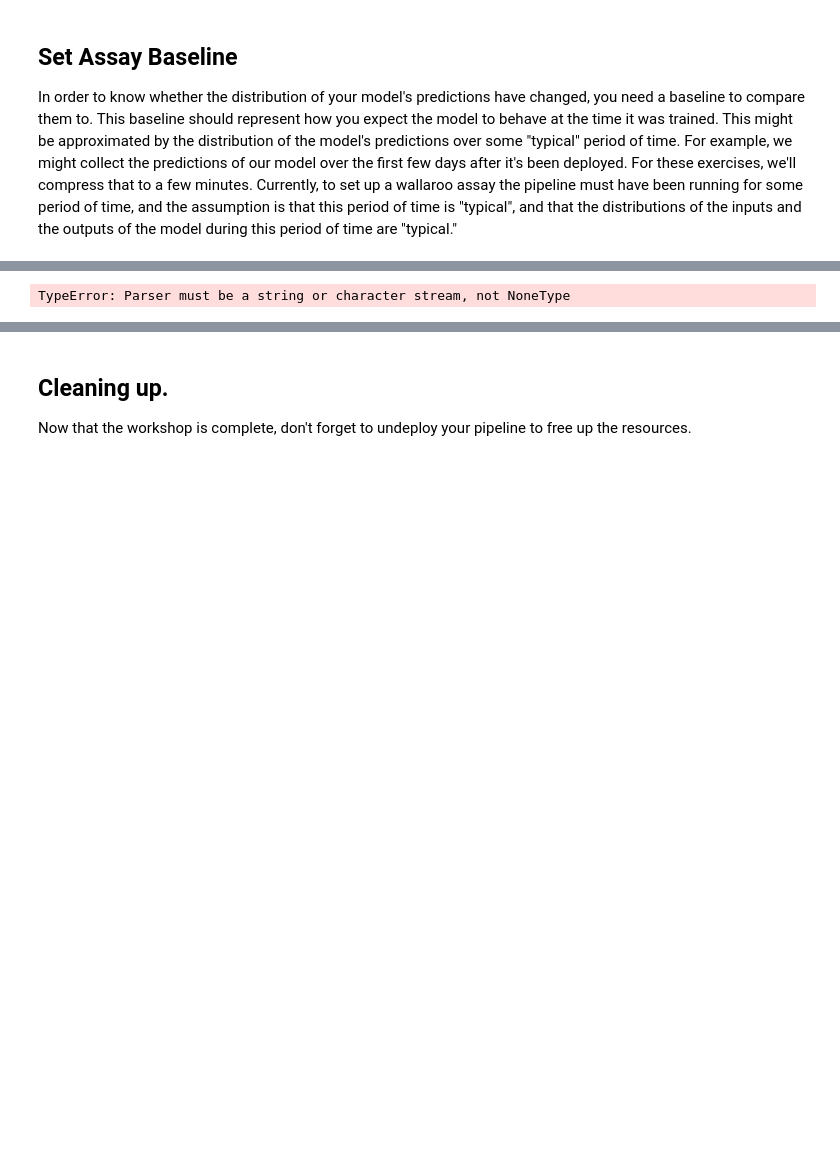
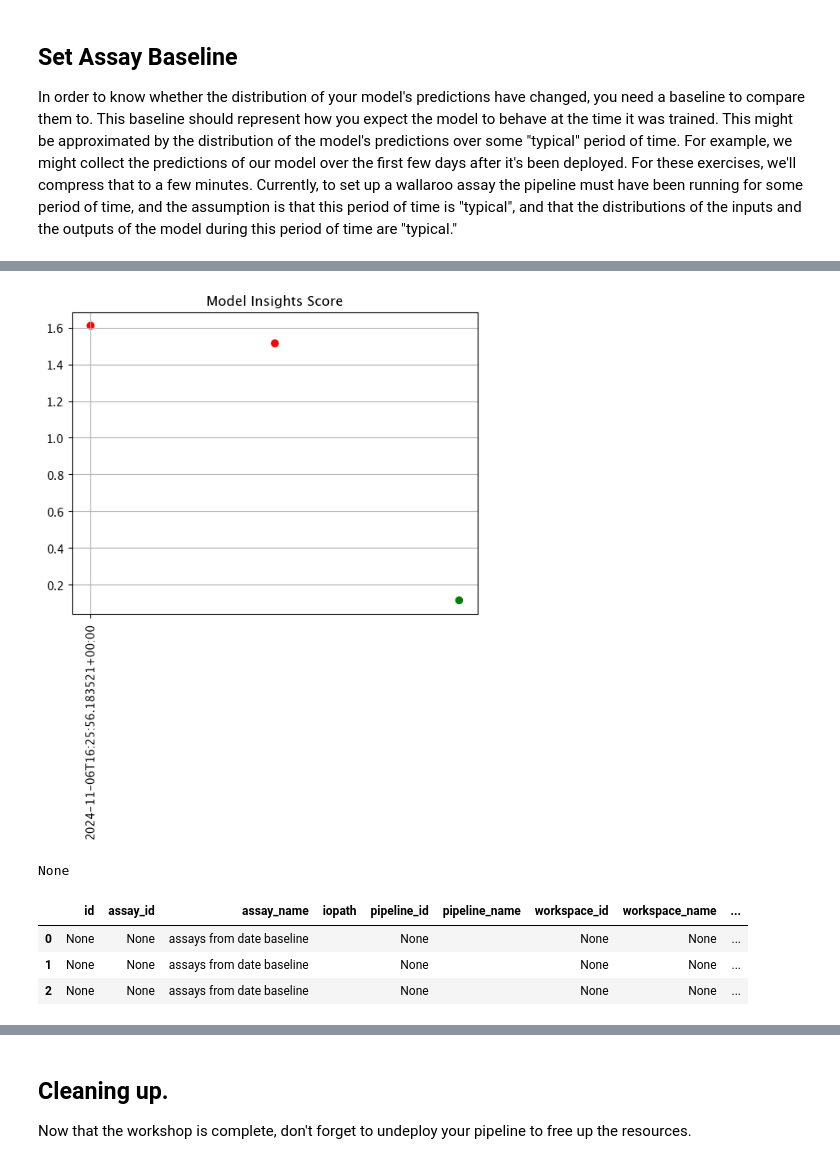
Before and after one commit to WallarooLabs/Workshops, a Jupyter notebook: Computer Vision/Retail/Notebooks-with-code/N4_drift_detection-with-code.ipynb, the cells around one changed output, grey strips where cells are left out. Saved outputs shown, nothing was run; the diff lists cells and outputs as text; code cells hidden in the pictures; blank space fills up the shorter version.

````diff
--- a/Computer Vision/Retail/Notebooks-with-code/N4_drift_detection-with-code.ipynb
+++ b/Computer Vision/Retail/Notebooks-with-code/N4_drift_detection-with-code.ipynb
@@ -584,38 +513,37 @@ assay_analysis.chart_scores() # to plot the run
 
 ```
 # %%
-assay_baseline = wl.build_assay(assay_name="assays from date baseline",
+## blank space to run the assay with adjusted
+
+assay_baseline_from_dates = wl.build_assay(assay_name="assays from date baseline",
                                pipeline=pipeline,
-                               iopath="output avg_confidence 0",
-                               baseline_data = results_baseline)
+                               iopath="output avg_px_intensity 0",
+                               baseline_start=assay_baseline_start,
+                               baseline_end=assay_baseline_end)
 
 
-# # create the baseline from the dates
-assay_baseline_run_from_dates = assay_baseline.build().interactive_baseline_run()
-assay_baseline_run_from_dates.baseline_stats()
-
 # # The end date to gather inference results
-assay_baseline.add_run_until(datetime.datetime.now(datetime.timezone.utc))
+assay_baseline_from_dates.add_run_until(datetime.datetime.now(datetime.timezone.utc))
 
 # # Set the interval and window to one minute each, set the start date for gathering inference results
-assay_baseline.window_builder().add_width(minutes=5).add_interval(minutes=5).add_start(assay_window_start)
+assay_baseline_from_dates.window_builder().add_width(minutes=1).add_interval(minutes=1).add_start(assay_window_start)
 
-# build the assay configuration
-assay_config = assay_baseline.build()
 
-# perform an interactive run and collect inference data
-assay_results = assay_config.interactive_run()
+# create the baseline from the dates
+assay_config_from_dates = assay_baseline_from_dates.build()
+assay_results_from_dates = assay_config_from_dates.interactive_run()
 
-# # build the assay configuration
-# assay_config = assay_baseline.build()
 
-# # perform an interactive run and collect inference data
-# assay_results = assay_config.interactive_run()
-
-# # Preview the assay analyses
-# # assay_results.chart_scores()
+df = assay_results_from_dates.to_dataframe()
+display(assay_results_from_dates.chart_scores())
+display(df)
 # %% [output]
+[figure, added]
-TypeError: Parser must be a string or character stream, not NoneType
+None
+|  | id | assay_id | assay_name | iopath | pipeline_id | pipeline_name | workspace_id | workspace_name | ... |
+| 0 | None | None | assays from date baseline |  | None |  | None | None | ... |
+| 1 | None | None | assays from date baseline |  | None |  | None | None | ... |
+| 2 | None | None | assays from date baseline |  | None |  | None | None | ... |
 # %% [markdown]
 ## Schedule an Assay for Ongoing Data
 
````
Also changed, not shown: parts of 27 cells of this notebook, 10 other files.
